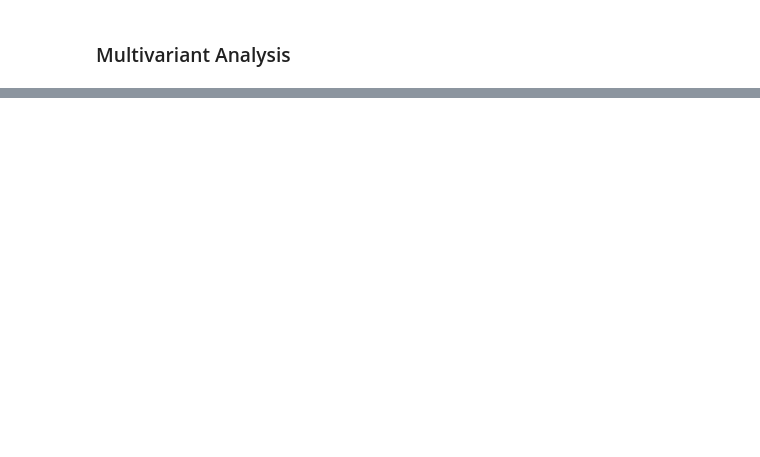
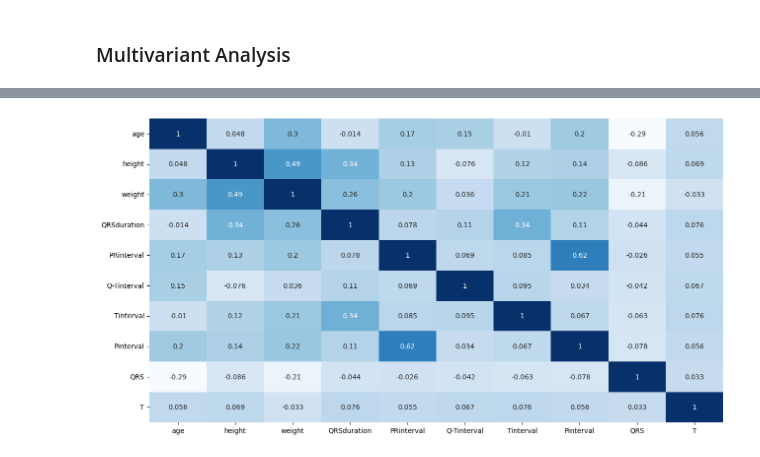
Before and after one commit to omarcastano/MLutilities, a Jupyter notebook: notebooks/arrhythim.ipynb, the cells around one changed output, grey strips where cells are left out. Saved outputs shown, nothing was run; the diff lists cells and outputs as text; code cells hidden in the pictures; blank space fills up the shorter version.

```diff
--- a/notebooks/arrhythim.ipynb
+++ b/notebooks/arrhythim.ipynb
@@ -175,0 +235,8 @@ cramersv_heatmap(data[cat_variables[50:75] + ['class']])
+# %%
+# use kurskal test to remove variables that does not pass the test
+for var in num_variables:
+    test_result = kruskal_test(data, "class", var, print_test=False, retunr_test=True)[-1]
+    if test_result != "medians_1 != medians_2 != .....":
+        data.drop(var, axis=1, inplace=True)
+
+num_variables = data.select_dtypes(include="number").columns.tolist()
@@ -175,0 +253,4 @@ cramersv_heatmap(data[cat_variables[50:75] + ['class']])
+# %%
+correlation_heatmap(data[num_variables[:10]], kind="spearman")
+# %% [output]
+[figure, added]
```
Also changed, not shown: parts of 46 cells of this notebook, 5 other files.
